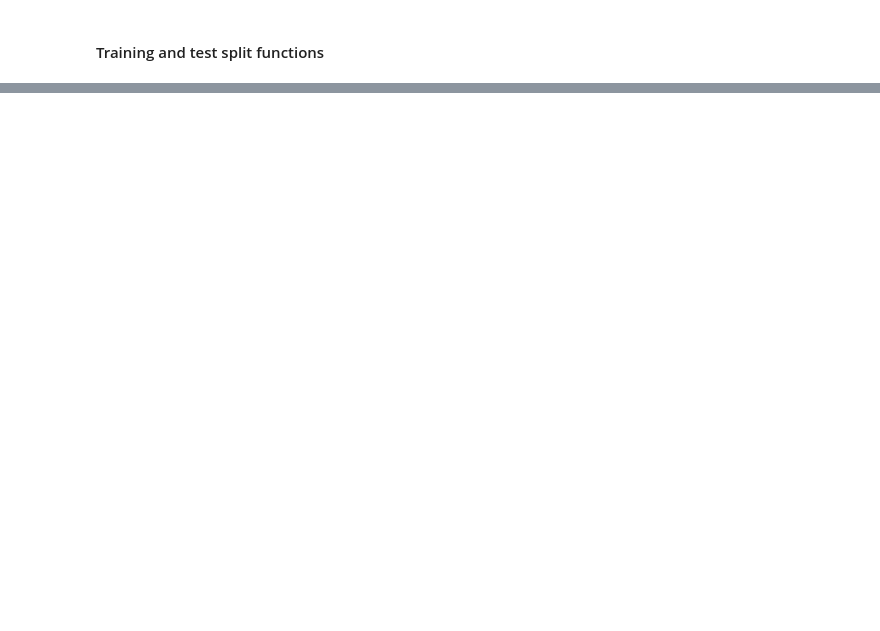
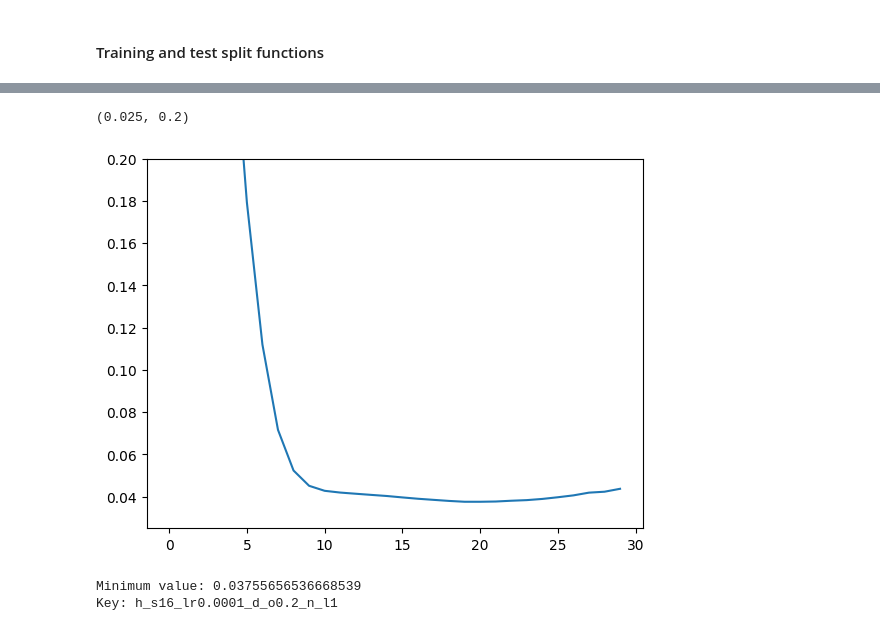
Before and after one commit to nico965j/financial-forecasting-bachelor, a Jupyter notebook: lstm-model-simon.ipynb, the cells around one changed output, grey strips where cells are left out. Cells and saved outputs as stored; diff of their text form; code cells hidden in the pictures; blank space fills up the shorter version.

```diff
--- a/lstm-model-simon.ipynb
+++ b/lstm-model-simon.ipynb
@@ -119,0 +381,40 @@ LSTM(
+# %%
+hidden_sizes = [16, 32, 48]
+lrs = [0.0001, 0.001]
+dropouts = [0.2, 0.3, 0.4]
+num_layers = [1, 2]
+num_epochs = 50
+
+# Create the nested dictionary structure
+hyperparameters_dict = {}
+
+# Define the nested loops for each hyperparameter
+for h_size in hidden_sizes:
+    for lr in lrs:
+        for dropout in dropouts:
+            for num_layer in num_layers:
+
+                # create a new LSTM model with the specific hyperparameters
+                model = LSTM(input_size, h_size, num_layer, output_size, dropout)
+                model = model.to(pytorch_device)  # move model to GPU if available
+
+                # specify loss function and optimizer
+                criterion = nn.MSELoss()
+                optimizer = torch.optim.Adam(model.parameters(), lr=lr)
+
+                # train the model (with your training function)
+                epoch_train_losses, epoch_val_losses, min_val_loss = train_model(model=model,
+                                                                                 train_loader=train_loader, test_loader=test_loader,
+                                                                                 criterion=criterion, optimizer=optimizer,
+                                                                                 num_epochs=num_epochs)
+                # Save the model and its performance metrics
+                metrics = {'model': model,
+                           'train_losses': epoch_train_losses,
+                           'val_losses': epoch_val_losses,
+                           'min_train_loss': epoch_train_losses[-1],
+                           'min_val_loss': min_val_loss,}
+
+                # Update the hyperparameters dictionary
+                print(f'Hidden size: {h_size}, Learning rate: {lr}, Dropout: {dropout}, Number of layers: {num_layer}')
+                key = f'h_s{h_size}_lr{lr}_d_o{dropout}_n_l{num_layer}'
+                hyperparameters_dict[key] = metrics
@@ -119,0 +473,24 @@ LSTM(
+# %%
+plt.plot(hyperparameters_dict['h_s16_lr0.0001_d_o0.2_n_l1']['val_losses'])
+plt.ylim(0.025, 0.2)
+# %% [output]
+(0.025, 0.2)
+[figure, added]
+# %%
+min_value = float('inf')
+min_key = None
+
+# Iterate over the outer dictionary
+for outer_key, inner_dict in hyperparameters_dict.items():
+    # Iterate over the inner dictionary
+    value = inner_dict['min_val_loss']
+    if value < min_value:
+        min_value = value
+        min_key = outer_key
+
+# Print the minimum value and key
+print(f"Minimum value: {min_value}")
+print(f"Key: {min_key}")
+# %% [output]
+Minimum value: 0.03755656536668539
+Key: h_s16_lr0.0001_d_o0.2_n_l1
```
Also changed, not shown: parts of 33 cells of this notebook, 5 other files.
